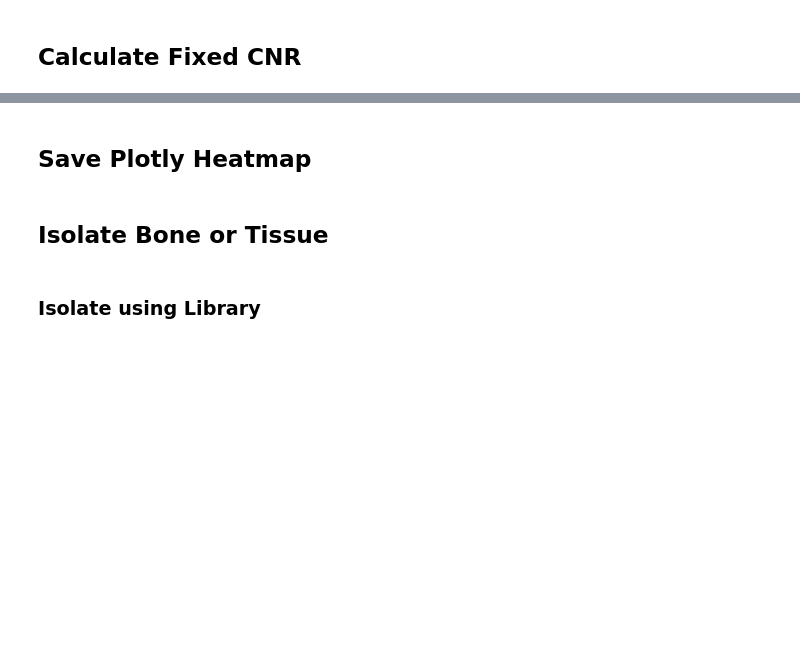
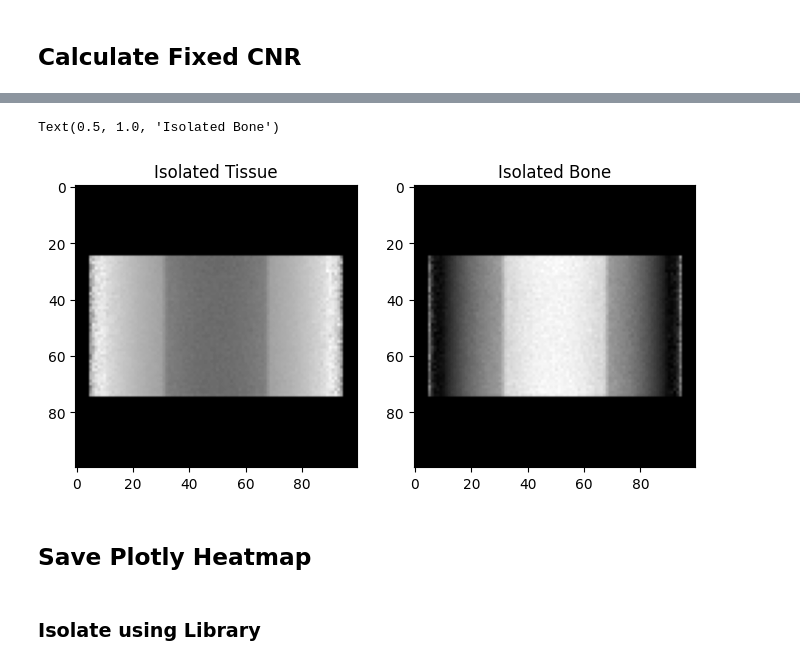
Before and after one commit to miguelcomett/G4_IFI-Team_2024, a Jupyter notebook: miguelcomett/Radiography_Processing.ipynb, the cells around one changed output, grey strips where cells are left out. Saved outputs shown, nothing was run; the diff lists cells and outputs as text; code cells hidden in the pictures; blank space fills up the shorter version.

```diff
--- a/miguelcomett/Radiography_Processing.ipynb
+++ b/miguelcomett/Radiography_Processing.ipynb
@@ -363,3 +454,25 @@ CNR(image_path)
+# %%
+if np.max(bone) > -1*np.min(bone):
+    bone_1 = bone / np.max(bone)
+else:
+    bone_1 = bone / (-1 * np.min(bone))
+
+tissue_1 = tissue / np.max(tissue)
+
+bone_1 = bone_1 + 1
+bone_1[bone_1 >= 1] = 0
+bone_1 = bone_1 / np.max(bone_1)
+
+plt.figure(figsize = (8, 4))
+plt.subplot(1, 2, 1)
+plt.imshow(tissue_1, cmap = 'gray')
+plt.title('Isolated Tissue')
+plt.subplot(1, 2, 2)
+plt.imshow(bone_1, cmap = 'gray')
+plt.title('Isolated Bone')
+# %% [output]
+Text(0.5, 1.0, 'Isolated Bone')
+[figure, added]
 # %% [markdown]
 ## Save Plotly Heatmap
 # %%
@@ -408,4 +522,2 @@ save_as = ''
 
 heatmap2(array, xlim, ylim, title, x_label, y_label, width, height, save_as)
-# %% [markdown]
-## Isolate Bone or Tissue
```
Also changed, not shown: parts of 15 cells of this notebook, 2 other files.
